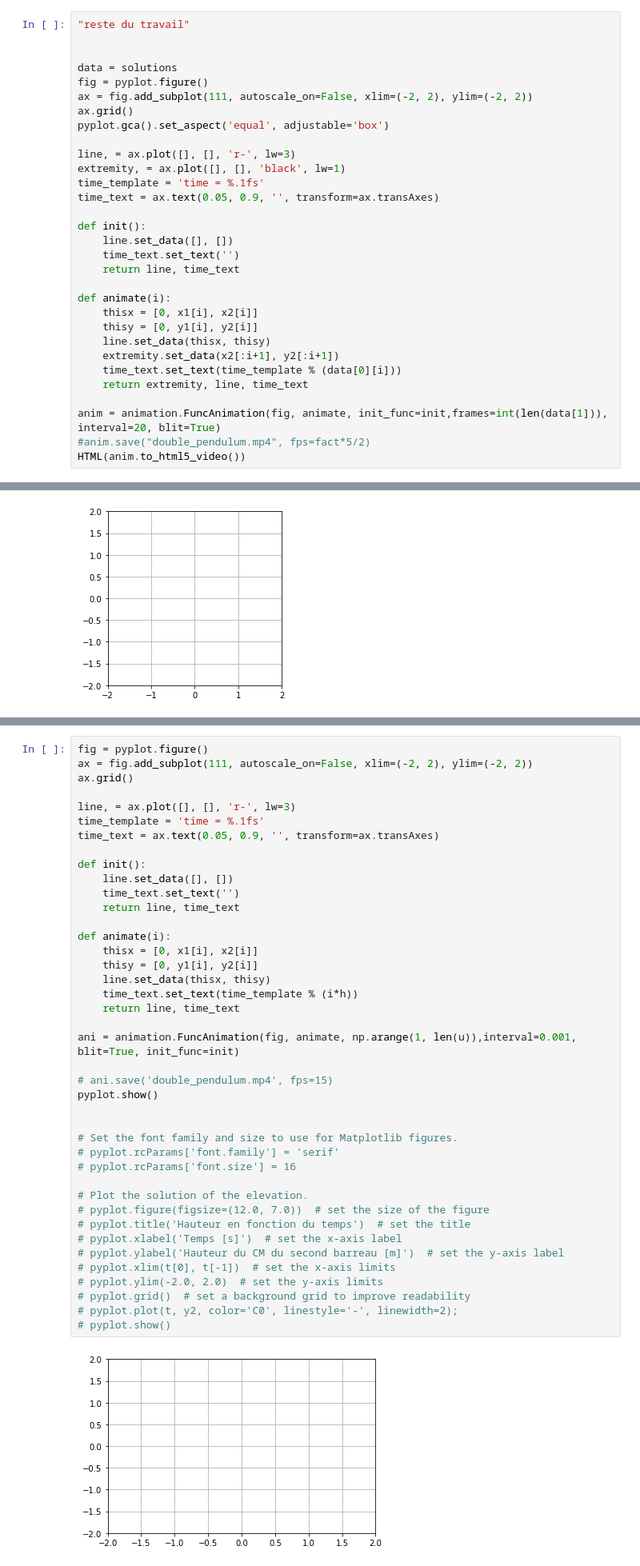
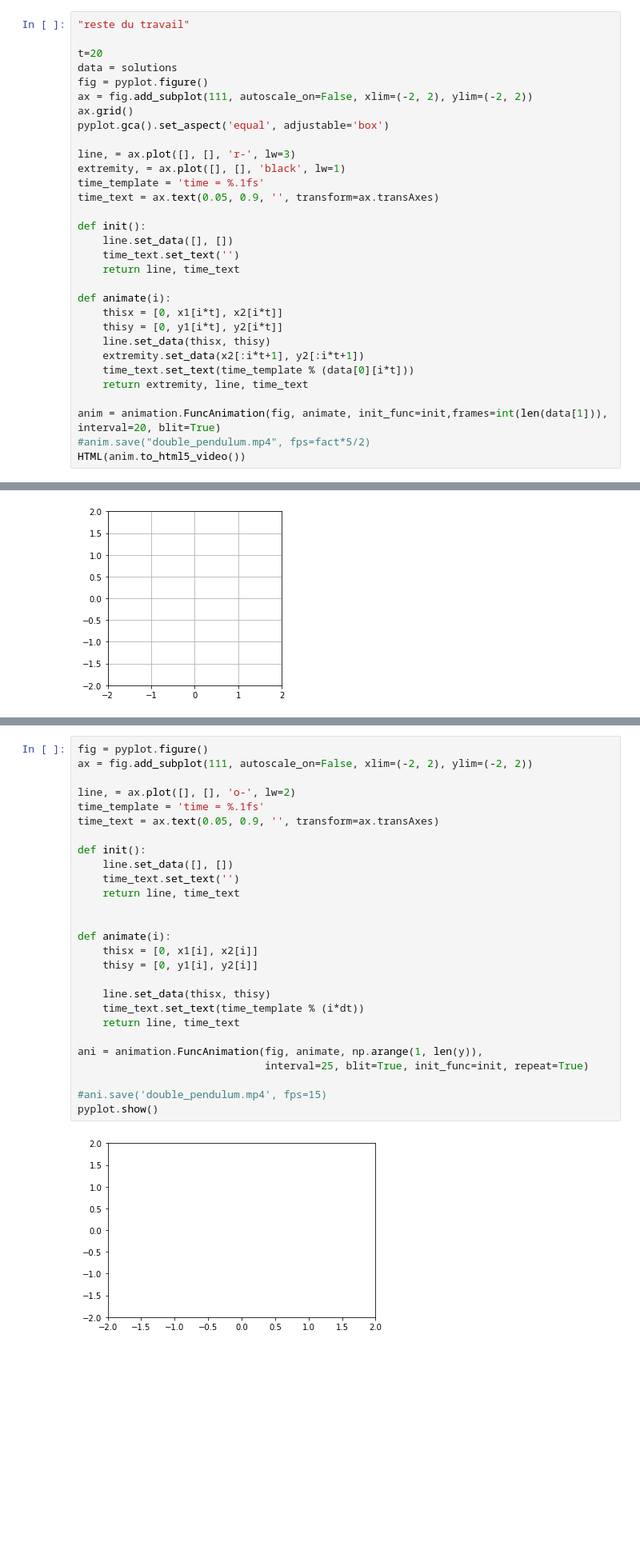
Before and after one commit to luciouw/first_repo-1, a Jupyter notebook: Double_pendule.ipynb, the cells around one changed output, grey strips where cells are left out. Shown at 80% size. Cells and saved outputs as stored; diff of their text form; blank space fills up the shorter version.

Commit message:
ordre je sais pas, reste animation

```diff
--- a/Double_pendule.ipynb
+++ b/Double_pendule.ipynb
@@ -221,7 +262,7 @@ pyplot.axis('equal');
 # %%
 "reste du travail"
 
-
+t=20
 data = solutions
 fig = pyplot.figure()
 ax = fig.add_subplot(111, autoscale_on=False, xlim=(-2, 2), ylim=(-2, 2))
@@ -239,11 +280,11 @@ def init():
     return line, time_text
 
 def animate(i):
-    thisx = [0, x1[i], x2[i]]
-    thisy = [0, y1[i], y2[i]]
+    thisx = [0, x1[i*t], x2[i*t]]
+    thisy = [0, y1[i*t], y2[i*t]]
     line.set_data(thisx, thisy)
-    extremity.set_data(x2[:i+1], y2[:i+1])
-    time_text.set_text(time_template % (data[0][i]))
+    extremity.set_data(x2[:i*t+1], y2[:i*t+1])
+    time_text.set_text(time_template % (data[0][i*t]))
     return extremity, line, time_text
 
 anim = animation.FuncAnimation(fig, animate, init_func=init,frames=int(len(data[1])), interval=20, blit=True)
@@ -255,43 +340,29 @@ RuntimeError: Requested MovieWriter (ffmpeg) not available
 # %%
 fig = pyplot.figure()
 ax = fig.add_subplot(111, autoscale_on=False, xlim=(-2, 2), ylim=(-2, 2))
-ax.grid()
 
-line, = ax.plot([], [], 'r-', lw=3)
+line, = ax.plot([], [], 'o-', lw=2)
 time_template = 'time = %.1fs'
 time_text = ax.text(0.05, 0.9, '', transform=ax.transAxes)
 
 def init():
     line.set_data([], [])
     time_text.set_text('')
     return line, time_text
 
+
 def animate(i):
     thisx = [0, x1[i], x2[i]]
     thisy = [0, y1[i], y2[i]]
+
     line.set_data(thisx, thisy)
-    time_text.set_text(time_template % (i*h))
+    time_text.set_text(time_template % (i*dt))
     return line, time_text
 
-ani = animation.FuncAnimation(fig, animate, np.arange(1, len(u)),interval=0.001, blit=True, init_func=init)
+ani = animation.FuncAnimation(fig, animate, np.arange(1, len(y)),
+                              interval=25, blit=True, init_func=init, repeat=True)
 
-# ani.save('double_pendulum.mp4', fps=15)
+#ani.save('double_pendulum.mp4', fps=15)
 pyplot.show()
-
-
-# Set the font family and size to use for Matplotlib figures.
-# pyplot.rcParams['font.family'] = 'serif'
-# pyplot.rcParams['font.size'] = 16
-
-# Plot the solution of the elevation.
-# pyplot.figure(figsize=(12.0, 7.0))  # set the size of the figure
-# pyplot.title('Hauteur en fonction du temps')  # set the title
-# pyplot.xlabel('Temps [s]')  # set the x-axis label
-# pyplot.ylabel('Hauteur du CM du second barreau [m]')  # set the y-axis label
-# pyplot.xlim(t[0], t[-1])  # set the x-axis limits
-# pyplot.ylim(-2.0, 2.0)  # set the y-axis limits
-# pyplot.grid()  # set a background grid to improve readability
-# pyplot.plot(t, y2, color='C0', linestyle='-', linewidth=2);
-# pyplot.show()
 # %% [output]
-[figure, old version]
+[figure, new version]
```
Also changed, not shown: parts of 5 cells of this notebook.
